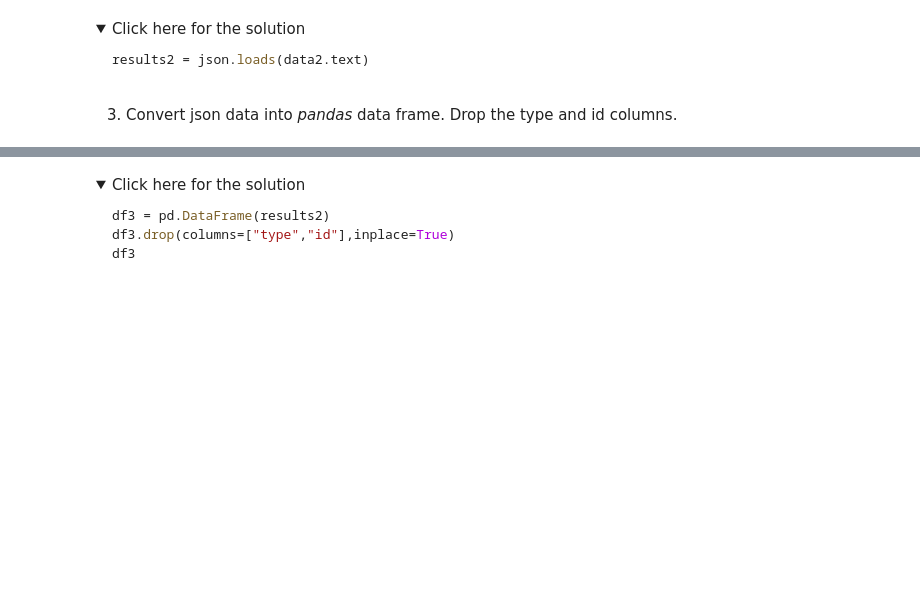
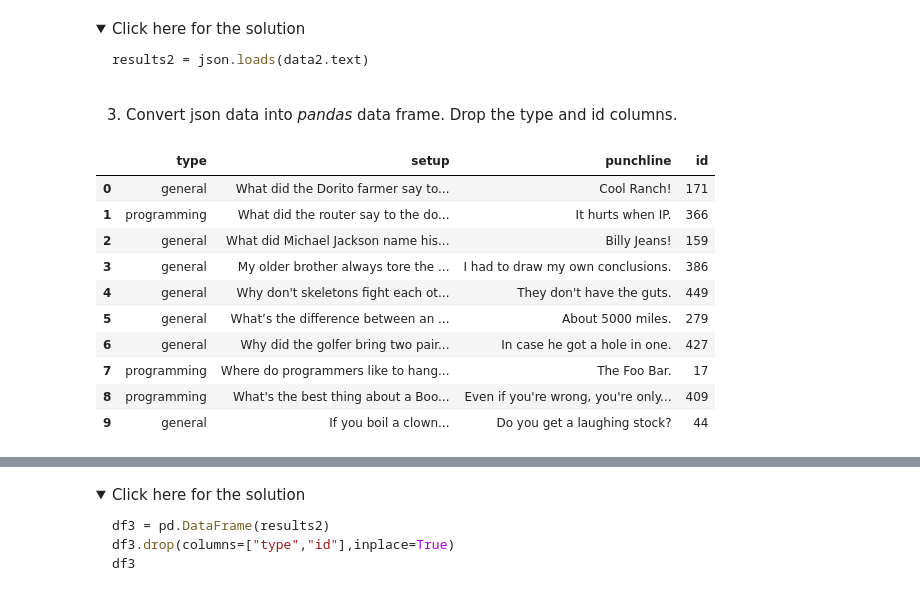
Before and after one commit to Debasish6/Jupyter_lab, a Jupyter notebook: IBM/PY0101EN-5.2_API_2.v2.ipynb, the cells around one changed output, grey strips where cells are left out. Drawn from its saved outputs; the diff is of its cells as text; code cells hidden in the pictures; folded sections open; blank space fills up the shorter version.

```diff
--- a/IBM/PY0101EN-5.2_API_2.v2.ipynb
+++ b/IBM/PY0101EN-5.2_API_2.v2.ipynb
@@ -286,3 +286,5 @@ https://official-joke-api.appspot.com/jokes/ten
 1. Using `requests.get("url")` function, load the data from the URL.
 # %%
 # Write your code here
+results = requests.get("https://official-joke-api.appspot.com/jokes/ten")
+results
@@ -298,3 +302,5 @@ data2 = requests.get("https://official-joke-api.appspot.com/jokes/ten")
 2. Retrieve results using `json.loads()` function.
 # %%
 # Write your code here
+data = json.loads(results.text)
+data
@@ -310,3 +334,17 @@ results2 = json.loads(data2.text)
 3. Convert json data into *pandas* data frame. Drop the type and id columns.
 # %%
 # Write your code here
+df = pd.DataFrame(data)
+df
+# %% [output]
+|  | type | setup | punchline | id |
+| 0 | general | What did the Dorito farmer say to... | Cool Ranch! | 171 |
+| 1 | programming | What did the router say to the do... | It hurts when IP. | 366 |
+| 2 | general | What did Michael Jackson name his... | Billy Jeans! | 159 |
+| 3 | general | My older brother always tore the ... | I had to draw my own conclusions. | 386 |
+| 4 | general | Why don't skeletons fight each ot... | They don't have the guts. | 449 |
+| 5 | general | What’s the difference between an ... | About 5000 miles. | 279 |
+| 6 | general | Why did the golfer bring two pair... | In case he got a hole in one. | 427 |
+| 7 | programming | Where do programmers like to hang... | The Foo Bar. | 17 |
+| 8 | programming | What's the best thing about a Boo... | Even if you're wrong, you're only... | 409 |
+| 9 | general | If you boil a clown... | Do you get a laughing stock? | 44 |
```
Also changed, not shown: parts of 6 cells of this notebook.
